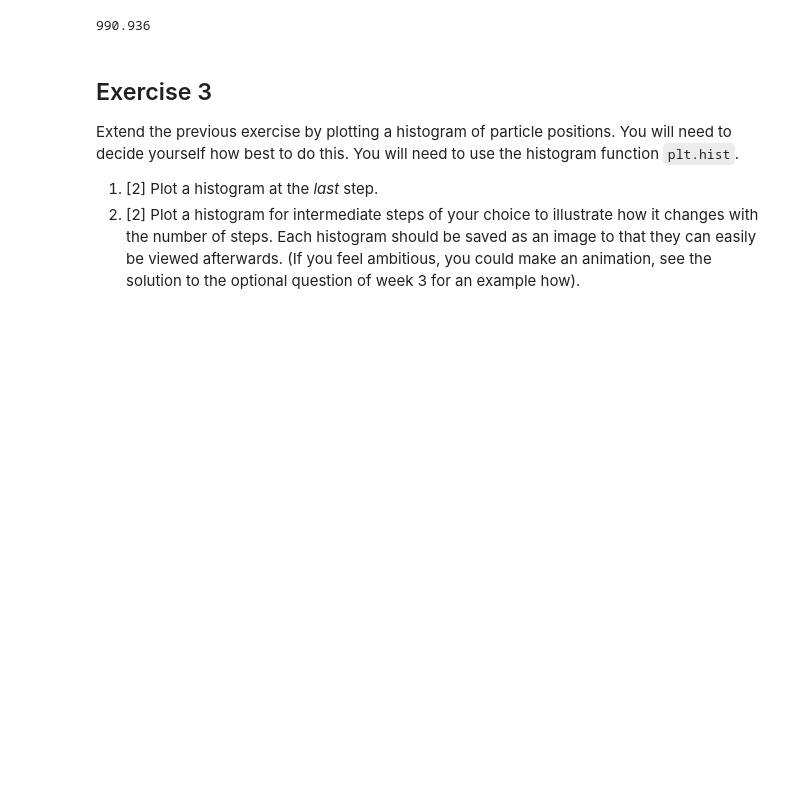
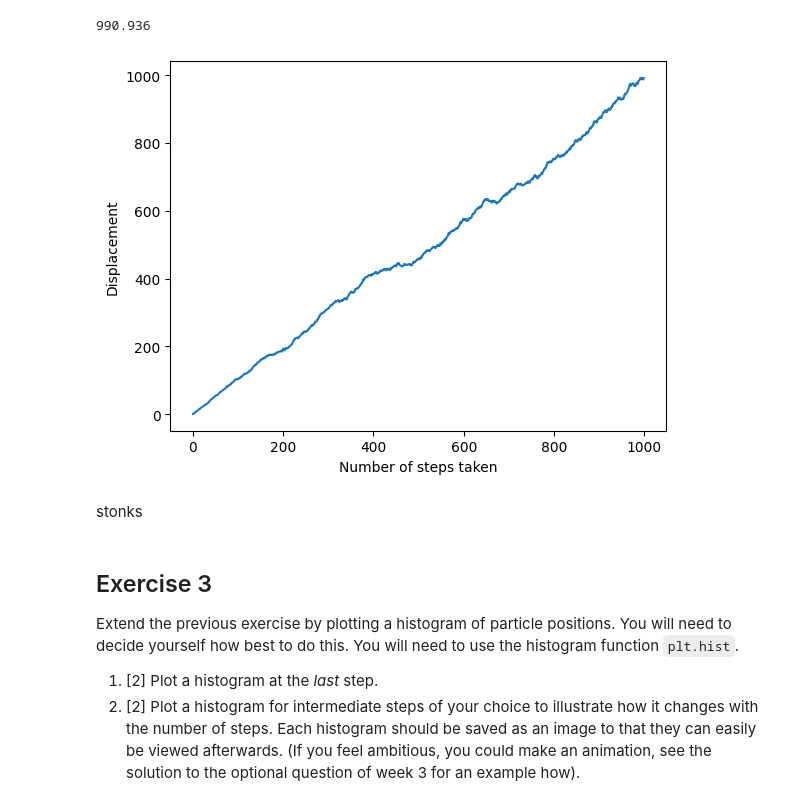
Before and after one commit to PX2145-2025/week-7-b-Morley-James, a Jupyter notebook: Random_walk.ipynb, the cells around one changed output. Cells and saved outputs as stored; diff of their text form; code cells hidden in the pictures; blank space fills up the shorter version.

```diff
--- a/Random_walk.ipynb
+++ b/Random_walk.ipynb
@@ -215,5 +210,16 @@ print(mean_squared_position[999])
 # %% [output]
 990.936
+# %%
+#Graph mean square position with number of steps
+plt.plot(steps_array,mean_squared_position)
+#Format graph
+plt.xlabel("Number of steps taken")
+plt.ylabel("Displacement")
+plt.show()
+# %% [output]
+[figure, added]
+# %% [markdown]
+stonks
 # %% [markdown]
 ## Exercise 3
 Extend the previous exercise by plotting a histogram of particle positions. You will need to decide yourself how best to do this. You will need to use the histogram function `plt.hist`.
```
Also changed, not shown: parts of 4 cells of this notebook.
